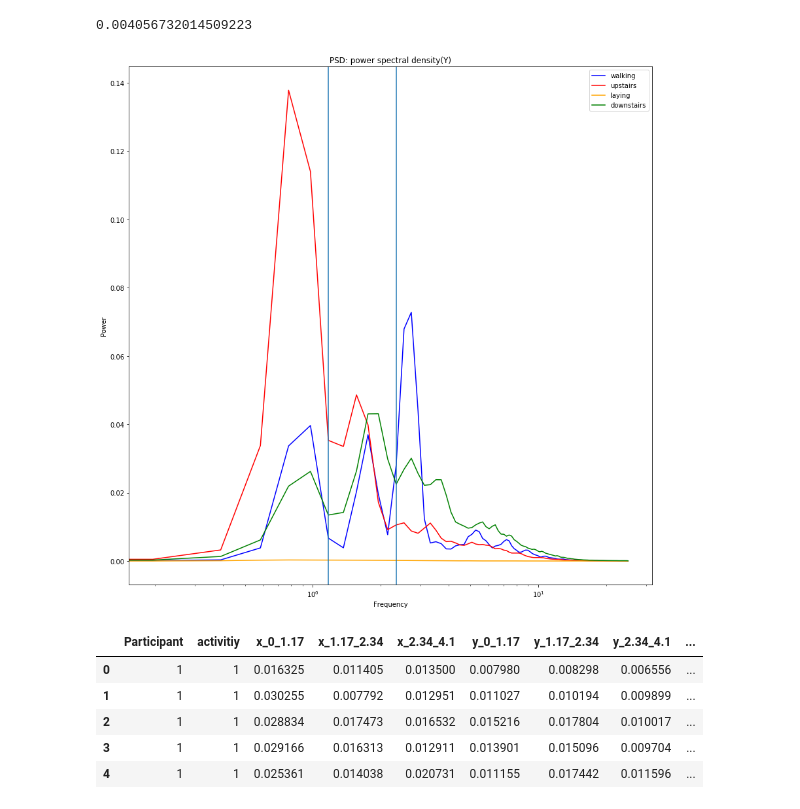
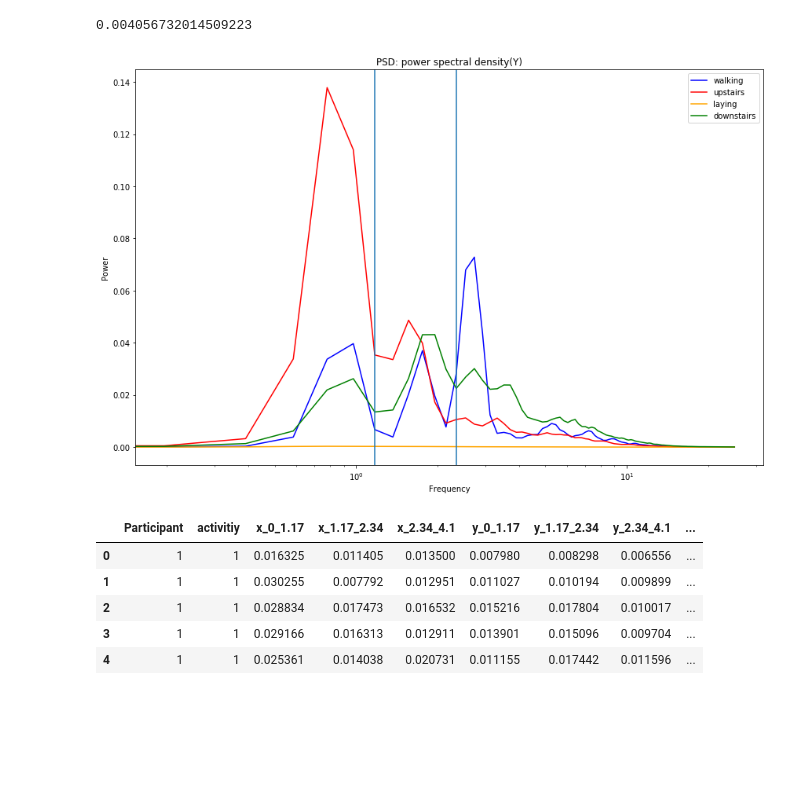
Before and after one commit to Devinml/Human-activity-recognition-using-smartphone-data, a Jupyter notebook: notebooks/EDA_RAW_DATA.ipynb, the cells around one changed output. Saved outputs shown, nothing was run; the diff lists cells and outputs as text; code cells hidden in the pictures; blank space fills up the shorter version.

```diff
--- a/notebooks/EDA_RAW_DATA.ipynb
+++ b/notebooks/EDA_RAW_DATA.ipynb
@@ -304,21 +305,21 @@ f2,power2 = welch(butter_highpass(df_up['gyroZ']),fs=50)
 f3,power3 = welch(butter_highpass(df_lay['gyroZ']),fs=50)
 f4,power4 = welch(butter_highpass(df_down['gyroZ']),fs=50)
 # %%
-plt.figure(figsize=(12,12))
+plt.figure(figsize=(12,8))
 # f = np.linspace(0,50,129)
 plt.semilogx(f, power,color='blue',label='walking')
 plt.semilogx(f2, power2,color='red',label='upstairs')
 plt.semilogx(f3,power3,color='orange',label='laying')
 plt.semilogx(f4,power4,color='green',label='downstairs')
 plt.title('PSD: power spectral density(Y)' )
 plt.axvline(x=1.171875)
 plt.axvline(x=2.34375)
 plt.legend()
 plt.xlabel('Frequency')
 plt.ylabel('Power')
 plt.tight_layout()
 # %% [output]
-[figure, old version]
+[figure, new version]
 # %%
 calc_df = pd.read_csv('../data/calculated_data.csv')
 # %%
```
Also changed, not shown: parts of 6 cells of this notebook, 5 other files.
